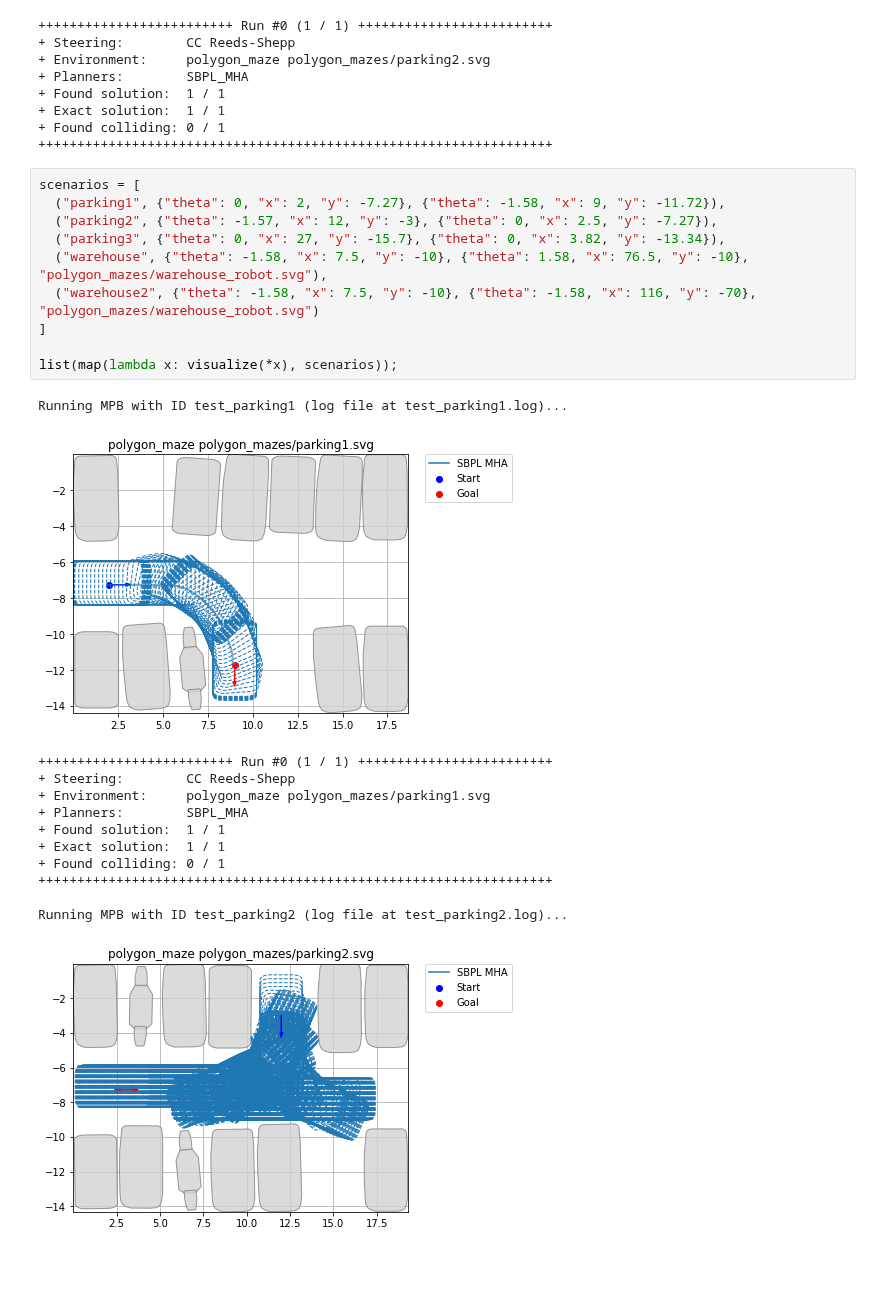
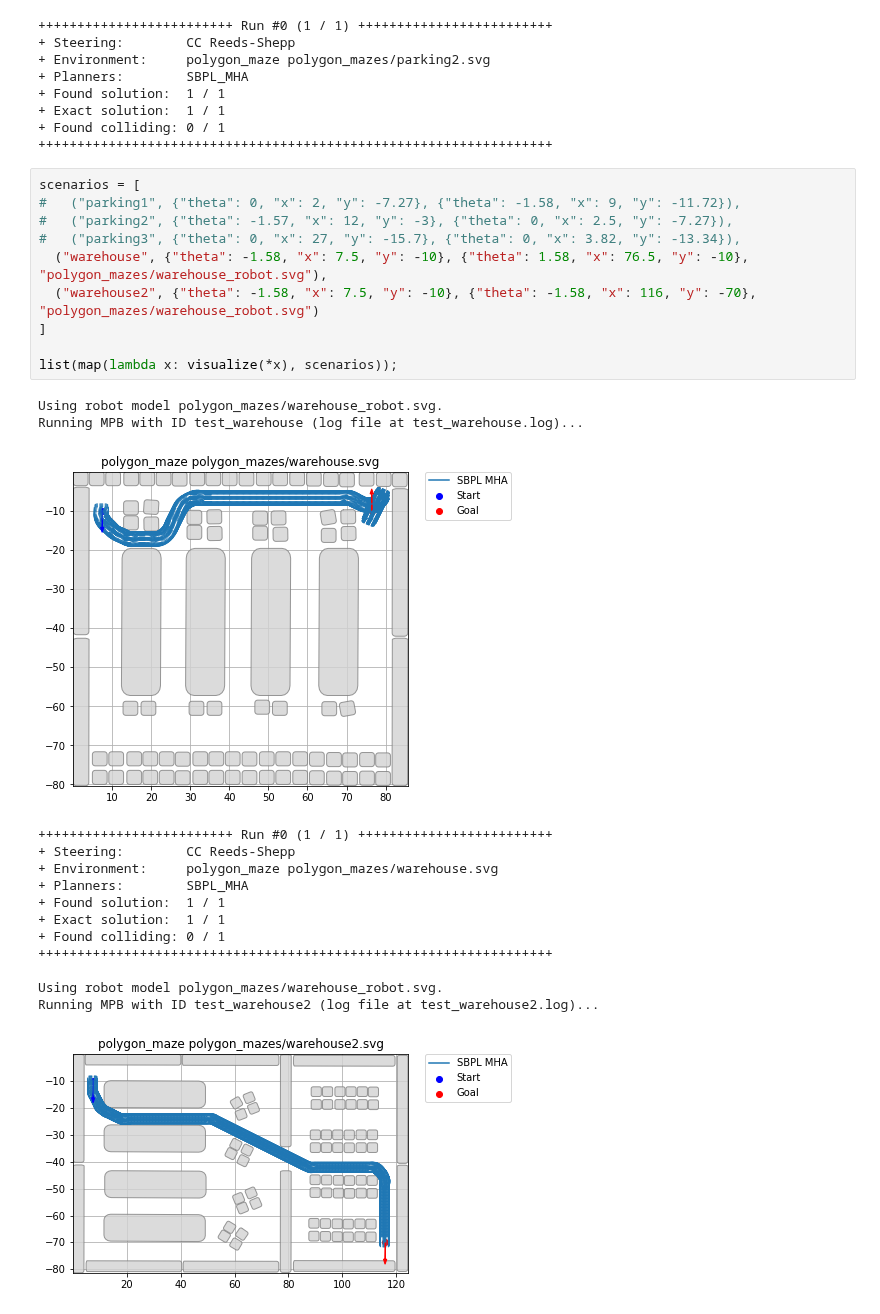
Before and after one commit to robot-motion/bench-mr, a Jupyter notebook: plotting/Polygon Worlds Testing.ipynb, the cells around one changed output. Saved outputs shown, nothing was run; the diff lists cells and outputs as text; blank space fills up the shorter version.

```diff
--- a/plotting/Polygon Worlds Testing.ipynb
+++ b/plotting/Polygon Worlds Testing.ipynb
@@ -69,27 +69,29 @@ Running MPB with ID test_parking2 (log file at test_parking2.log)...
 ++++++++++++++++++++++++++++++++++++++++++++++++++++++++++++++++++
 # %%
 scenarios = [
-  ("parking1", {"theta": 0, "x": 2, "y": -7.27}, {"theta": -1.58, "x": 9, "y": -11.72}),
-  ("parking2", {"theta": -1.57, "x": 12, "y": -3}, {"theta": 0, "x": 2.5, "y": -7.27}),
-  ("parking3", {"theta": 0, "x": 27, "y": -15.7}, {"theta": 0, "x": 3.82, "y": -13.34}),
+#   ("parking1", {"theta": 0, "x": 2, "y": -7.27}, {"theta": -1.58, "x": 9, "y": -11.72}),
+#   ("parking2", {"theta": -1.57, "x": 12, "y": -3}, {"theta": 0, "x": 2.5, "y": -7.27}),
+#   ("parking3", {"theta": 0, "x": 27, "y": -15.7}, {"theta": 0, "x": 3.82, "y": -13.34}),
   ("warehouse", {"theta": -1.58, "x": 7.5, "y": -10}, {"theta": 1.58, "x": 76.5, "y": -10}, "polygon_mazes/warehouse_robot.svg"),
   ("warehouse2", {"theta": -1.58, "x": 7.5, "y": -10}, {"theta": -1.58, "x": 116, "y": -70}, "polygon_mazes/warehouse_robot.svg")
 ]
 
 list(map(lambda x: visualize(*x), scenarios));
 # %% [output]
-Running MPB with ID test_parking1 (log file at test_parking1.log)...
+Using robot model polygon_mazes/warehouse_robot.svg.
+Running MPB with ID test_warehouse (log file at test_warehouse.log)...
-[figure, old version]
+[figure, new version]
 +++++++++++++++++++++++++ Run #0 (1 / 1) +++++++++++++++++++++++++
 + Steering:        CC Reeds-Shepp
-+ Environment:     polygon_maze polygon_mazes/parking1.svg
++ Environment:     polygon_maze polygon_mazes/warehouse.svg
 + Planners:        SBPL_MHA
 + Found solution:  1 / 1
 + Exact solution:  1 / 1
 + Found colliding: 0 / 1
 ++++++++++++++++++++++++++++++++++++++++++++++++++++++++++++++++++
 
-Running MPB with ID test_parking2 (log file at test_parking2.log)...
+Using robot model polygon_mazes/warehouse_robot.svg.
+Running MPB with ID test_warehouse2 (log file at test_warehouse2.log)...
-[figure, old version]
+[figure, new version]
 +++++++++++++++++++++++++ Run #0 (1 / 1) +++++++++++++++++++++++++
 + Steering:        CC Reeds-Shepp
```
Also changed, not shown: parts of 1 cell of this notebook, 4 other files.
